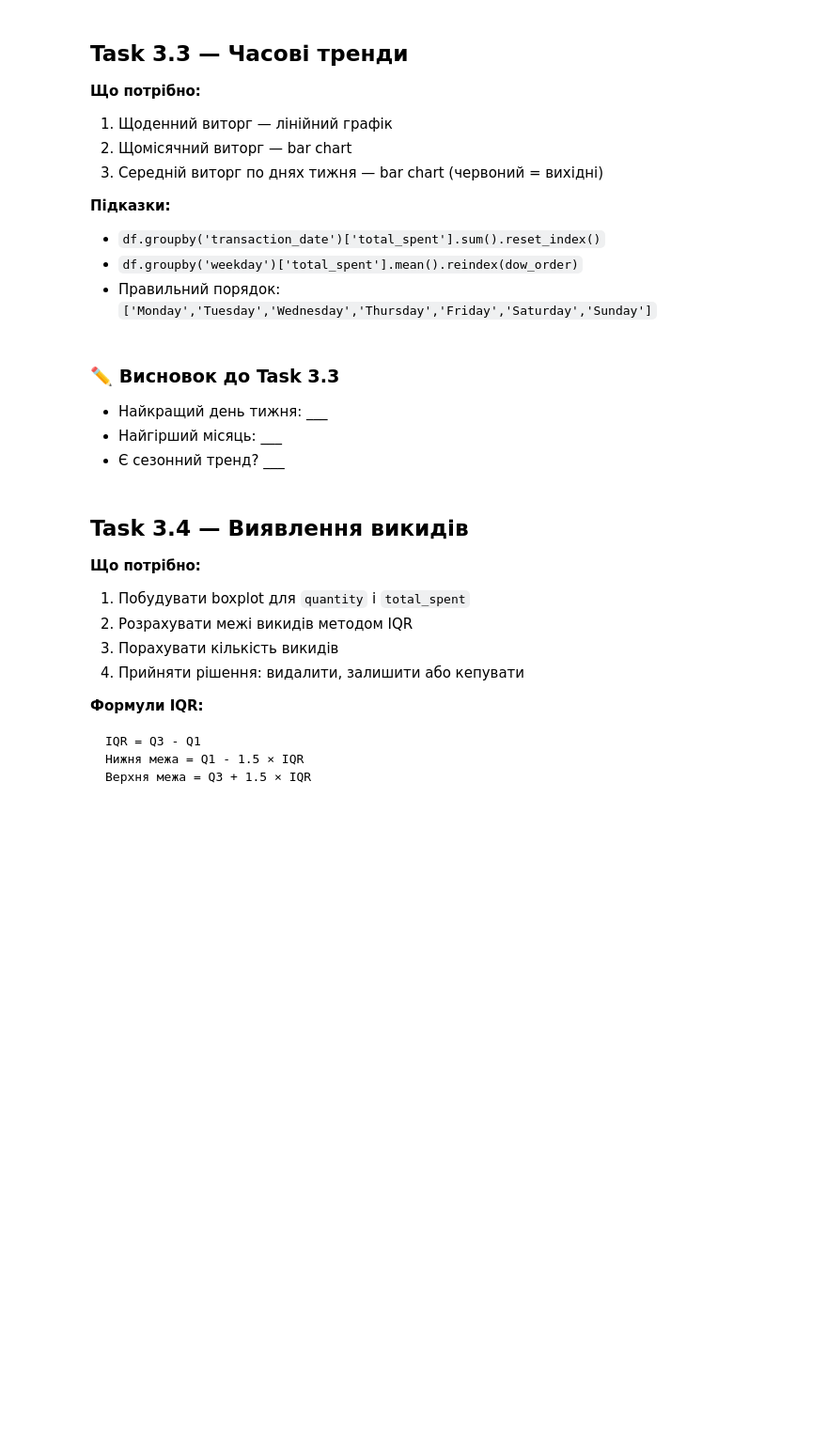
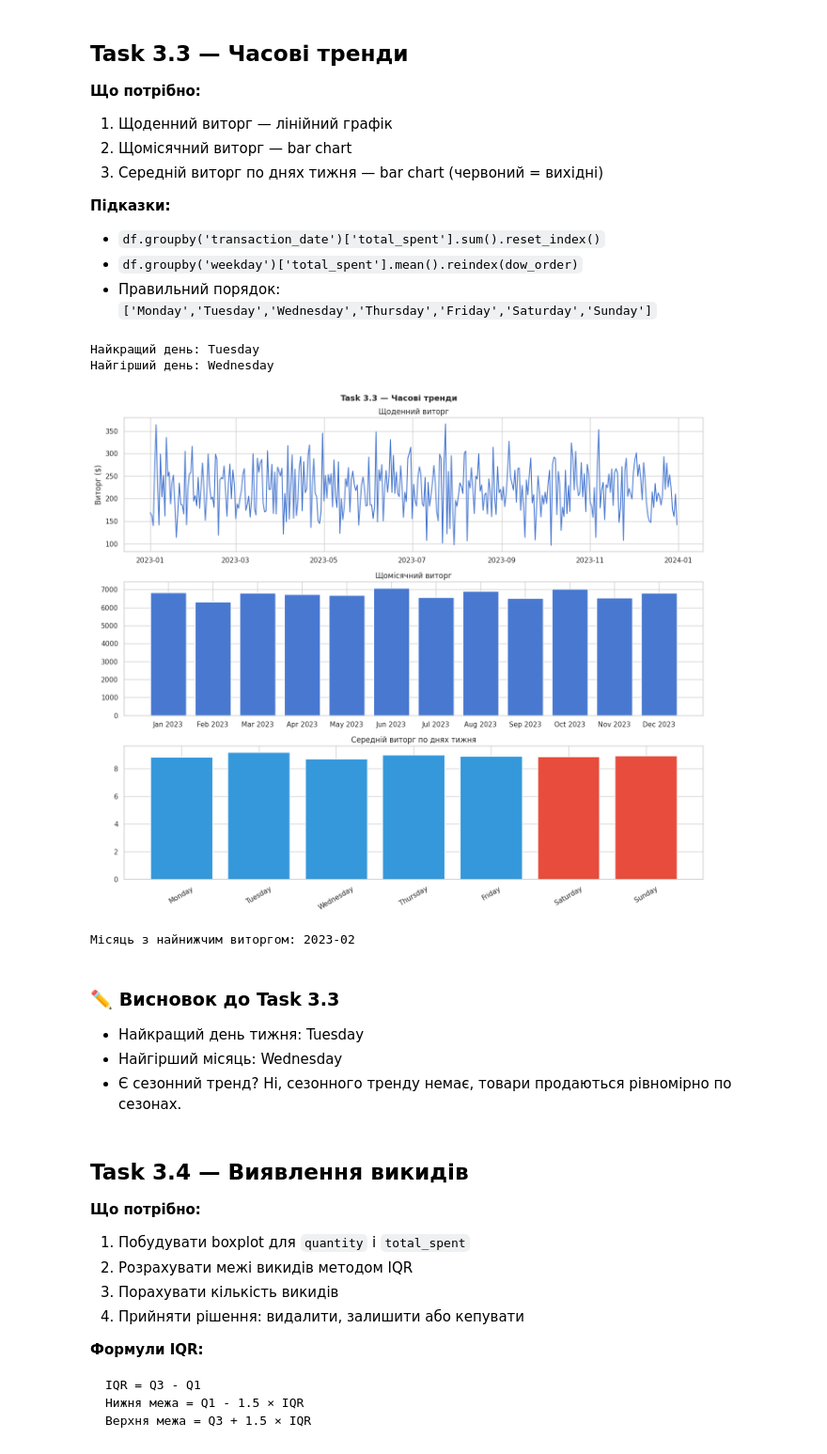
Before and after one commit to AllaYermilko/Analysis_Cafe_Sales, a Jupyter notebook: cafe_eda_workbook_version2.ipynb, the cells around one changed output. Shown at 94% size. Saved outputs shown, nothing was run; the diff lists cells and outputs as text; code cells hidden in the pictures; blank space fills up the shorter version.

```diff
--- a/cafe_eda_workbook_version2.ipynb
+++ b/cafe_eda_workbook_version2.ipynb
@@ -824,50 +872,57 @@ plt.show()
 - Правильний порядок: `['Monday','Tuesday','Wednesday','Thursday','Friday','Saturday','Sunday']`
 # %%
 # Щоденний виторг
-daily_rev = (df.groupby('transaction_date')['total_spend'].sum())
+daily_rev = df.groupby('transaction_date')['total_spent'].sum()
 
 # Щомісячний виторг
-monthly_rev = # ВАШ КОД ТУТ
+monthly_rev = df.groupby(df['transaction_date'].dt.strftime('%Y-%m'))['total_spent'].sum()
 
-# По днях тижня (середнє)
+# По днях тижня (середнє) — ВИПРАВЛЕНО ТУТ
 dow_order = ['Monday','Tuesday','Wednesday','Thursday','Friday','Saturday','Sunday']
-avg_dow = # ВАШ КОД ТУТ
+avg_dow = df.groupby(df['transaction_date'].dt.day_name())['total_spent'].mean().reindex(dow_order)
 
 print(f'Найкращий день: {avg_dow.idxmax()}')
 print(f'Найгірший день: {avg_dow.idxmin()}')
+# %% [output]
+Найкращий день: Tuesday
+Найгірший день: Wednesday
 # %%
 fig, axes = plt.subplots(3, 1, figsize=(14, 12))
 fig.suptitle('Task 3.3 — Часові тренди', fontsize=13, fontweight='bold')
 
 # Графік 1: щоденний лінійний
-# ВАШ КОД ТУТ
+axes[0].plot(daily_rev.index, daily_rev.values)  # ВАШ КОД ТУТ
 axes[0].set_title('Щоденний виторг')
 axes[0].set_ylabel('Виторг ($)')
 
 # Графік 2: щомісячний бар
 # Підказка: зробіть колонку label = перші 3 літери місяця + рік
-# ВАШ КОД ТУТ
+monthly_labels = pd.to_datetime(monthly_rev.index).strftime('%b %Y')  # ВАШ КОД ТУТ
+axes[1].bar(monthly_labels, monthly_rev.values)  # ВАШ КОД ТУТ
 axes[1].set_title('Щомісячний виторг')
 
 # Графік 3: по днях тижня (вихідні = червоні, будні = сині)
 colors_dow = ['#E74C3C' if d in ['Saturday','Sunday'] else '#3498DB' for d in avg_dow.index]
-# ВАШ КОД ТУТ
+axes[2].bar(avg_dow.index, avg_dow.values, color=colors_dow)  # ВАШ КОД ТУТ
 axes[2].set_title('Середній виторг по днях тижня')
 axes[2].tick_params(axis='x', rotation=30)
 
 plt.tight_layout()
 plt.savefig('part3_task33.png', dpi=130, bbox_inches='tight')
 plt.show()
 
 # Знайти місяць з найнижчим виторгом
-worst_month = # ВАШ КОД ТУТ
+worst_month = monthly_rev.idxmin()  # ВАШ КОД ТУТ
 print(f'Місяць з найнижчим виторгом: {worst_month}')
+# %% [output]
+[figure, added]
+Місяць з найнижчим виторгом: 2023-02
 # %% [markdown]
 ### ✏️ Висновок до Task 3.3
 
-- Найкращий день тижня: ___
-- Найгірший місяць: ___
-- Є сезонний тренд? ___
+- Найкращий день тижня: Tuesday
+- Найгірший місяць: Wednesday
+- Є сезонний тренд? Ні, сезонного тренду немає, товари продаються рівномірно по сезонах.
 # %% [markdown]
 ## Task 3.4 — Виявлення викидів
 
```
Also changed, not shown: parts of 17 cells of this notebook.
